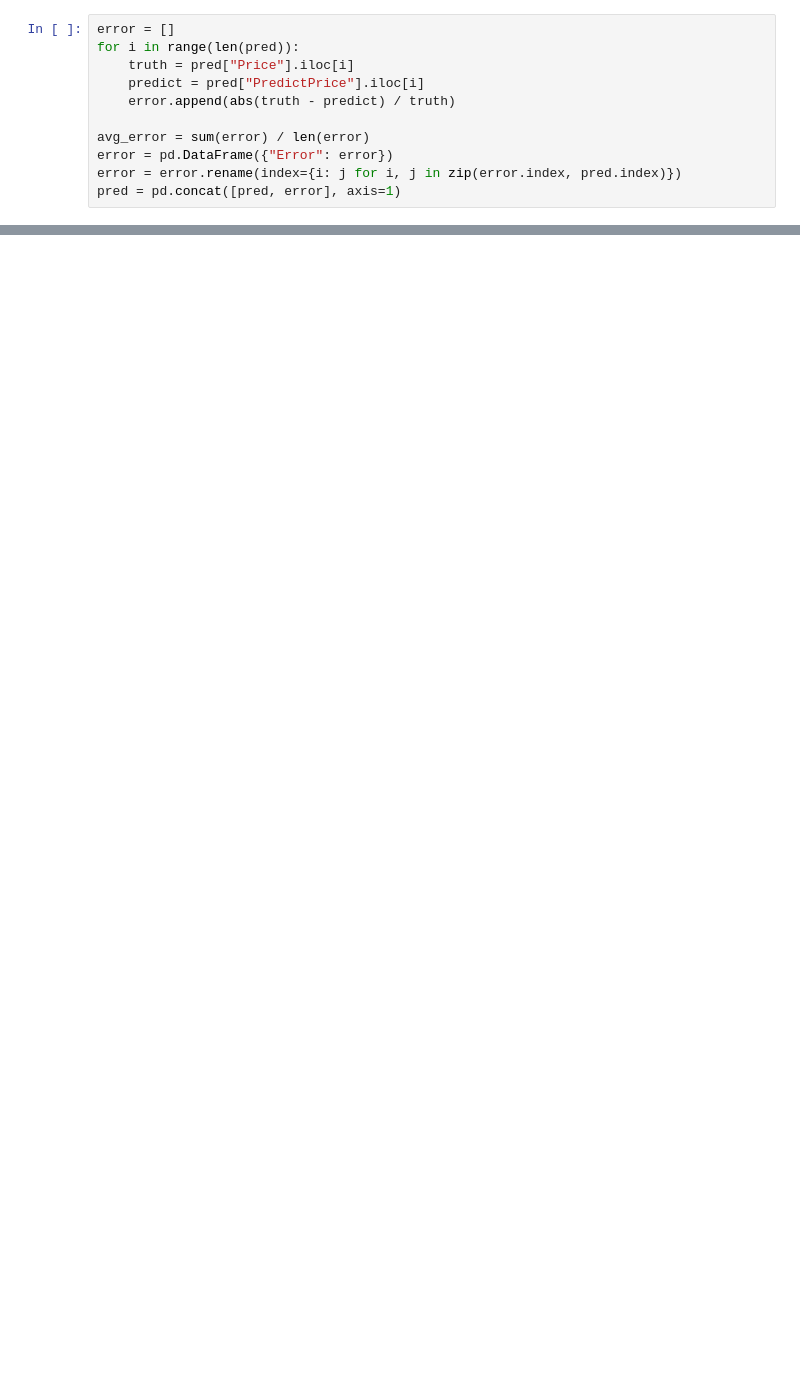
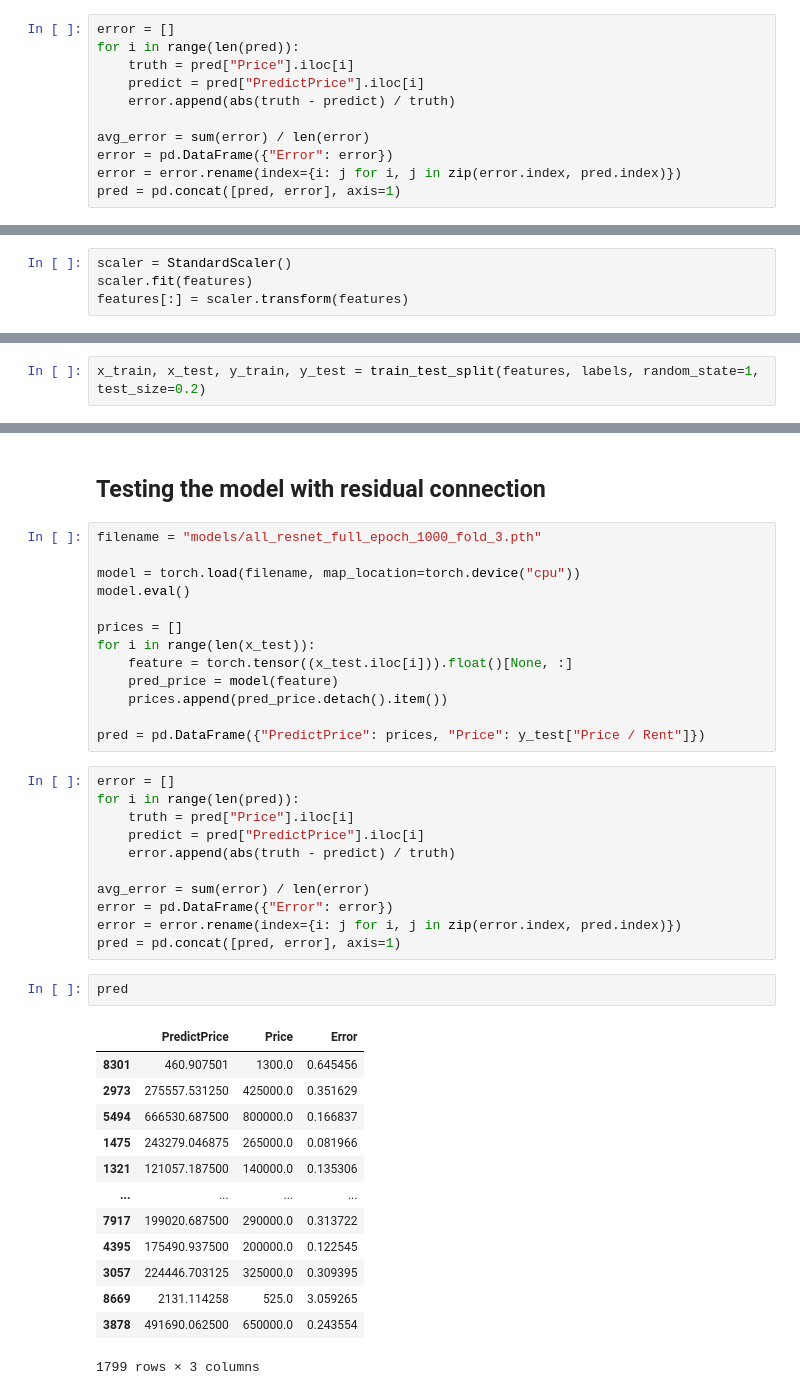
Before and after one commit to luowx0905/Individual-Project, a Jupyter notebook: sell property/build_model/complex_model_price.ipynb, the cells around one changed output, grey strips where cells are left out. Saved outputs shown, nothing was run; the diff lists cells and outputs as text; blank space fills up the shorter version.

```diff
--- a/sell property/build_model/complex_model_price.ipynb
+++ b/sell property/build_model/complex_model_price.ipynb
@@ -240,0 +278,4 @@ R2: 0.8359792245042494
+# %%
+scaler = StandardScaler()
+scaler.fit(features)
+features[:] = scaler.transform(features)
@@ -240,0 +284,2 @@ R2: 0.8359792245042494
+# %%
+x_train, x_test, y_train, y_test = train_test_split(features, labels, random_state=1, test_size=0.2)
@@ -240,0 +319,42 @@ R2: 0.8359792245042494
+# %% [markdown]
+## Testing the model with residual connection
+# %%
+filename = "models/all_resnet_full_epoch_1000_fold_3.pth"
+
+model = torch.load(filename, map_location=torch.device("cpu"))
+model.eval()
+
+prices = []
+for i in range(len(x_test)):
+    feature = torch.tensor((x_test.iloc[i])).float()[None, :]
+    pred_price = model(feature)
+    prices.append(pred_price.detach().item())
+
+pred = pd.DataFrame({"PredictPrice": prices, "Price": y_test["Price / Rent"]})
+# %%
+error = []
+for i in range(len(pred)):
+    truth = pred["Price"].iloc[i]
+    predict = pred["PredictPrice"].iloc[i]
+    error.append(abs(truth - predict) / truth)
+
+avg_error = sum(error) / len(error)
+error = pd.DataFrame({"Error": error})
+error = error.rename(index={i: j for i, j in zip(error.index, pred.index)})
+pred = pd.concat([pred, error], axis=1)
+# %%
+pred
+# %% [output]
+|  | PredictPrice | Price | Error |
+| 8301 | 460.907501 | 1300.0 | 0.645456 |
+| 2973 | 275557.531250 | 425000.0 | 0.351629 |
+| 5494 | 666530.687500 | 800000.0 | 0.166837 |
+| 1475 | 243279.046875 | 265000.0 | 0.081966 |
+| 1321 | 121057.187500 | 140000.0 | 0.135306 |
+| ... | ... | ... | ... |
+| 7917 | 199020.687500 | 290000.0 | 0.313722 |
+| 4395 | 175490.937500 | 200000.0 | 0.122545 |
+| 3057 | 224446.703125 | 325000.0 | 0.309395 |
+| 8669 | 2131.114258 | 525.0 | 3.059265 |
+| 3878 | 491690.062500 | 650000.0 | 0.243554 |
+1799 rows × 3 columns
```
Also changed, not shown: parts of 23 cells of this notebook, 7 other files.
